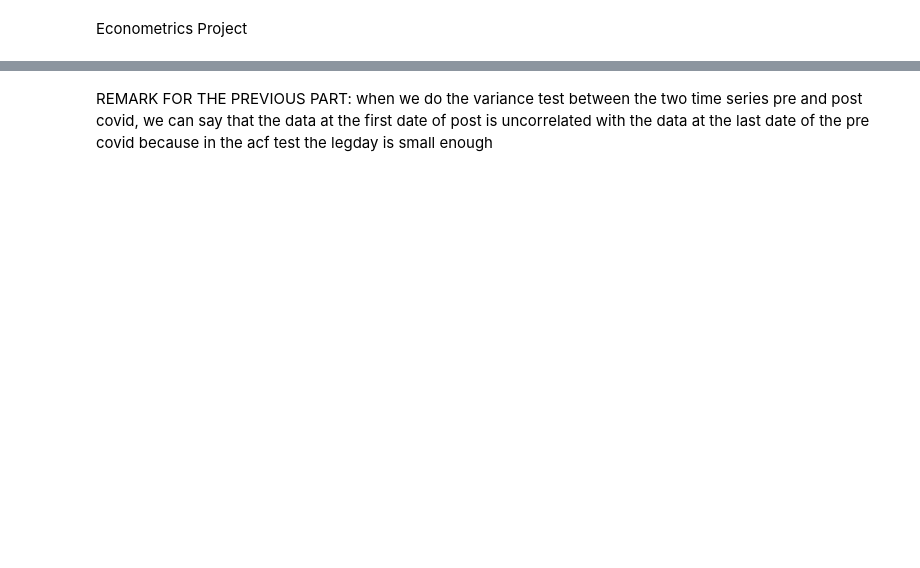
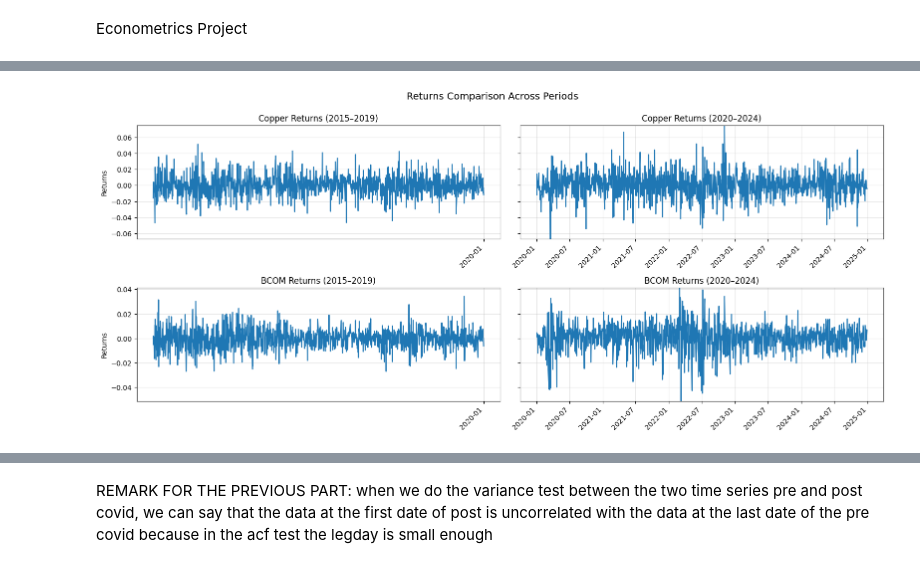
Before and after one commit to MassilGG/Financial_Econometrics, a Jupyter notebook: econo_proj.ipynb, the cells around one changed output, grey strips where cells are left out. Drawn from its saved outputs; the diff is of its cells as text; code cells hidden in the pictures; blank space fills up the shorter version.

```diff
--- a/econo_proj.ipynb
+++ b/econo_proj.ipynb
@@ -990,0 +139,16 @@ print(summary_df)
+# %%
+# %% ------------------------------ SIMPLE STATS ------------------------------
+def period_volatility(dfp: pd.DataFrame) -> float:
+    """
+    Your original definition: std of squared log-returns.
+    (Usually volatility is std of log-returns; keeping your choice.)
+    """
+    return float(dfp["SqLogReturn"].std())
+
+def summarize_volatilities(metrics_by_asset: Dict[str, Dict[str, pd.DataFrame]]) -> pd.DataFrame:
+    rows = [
+        {"Asset": asset, "Period": pname, "Volatility(Std[SqLogRet])": period_volatility(dfp)}
+        for asset, parts in metrics_by_asset.items()
+        for pname, dfp in parts.items()
+    ]
+    return pd.DataFrame(rows).pivot(index="Asset", columns="Period", values="Volatility(Std[SqLogRet])")
@@ -990,0 +303,63 @@ print(summary_df)
+# %%
+# %% ------------------------------ PIPELINE ------------------------------
+# 1) Download once
+assets_raw = fetch_assets(TICKERS, start="2015-01-01", end="2024-12-31")
+
+# 2) Compute metrics per asset
+metrics = {asset: compute_metrics_df(df) for asset, df in assets_raw.items()}
+
+# 3) Split into named periods
+metrics_by_asset = {asset: split_by_period(mdf, PERIODS) for asset, mdf in metrics.items()}
+
+# 4) Plots (grid per period + overlay)
+plot_returns_grid(metrics_by_asset)
+plot_overlays(metrics_by_asset, PERIODS)
+
+# 5) Volatility table (your original definition)
+vol_table = summarize_volatilities(metrics_by_asset)
+print("\nVolatility (Std of SqLogReturn):\n", vol_table, "\n")
+
+# 6) Assumptions diagnostics (one row per asset×period)
+diag_rows = [
+    check_assumptions(f"{asset} {pname}",
+                      ret_series=parts[pname]["LogReturn"].to_numpy(),
+                      sq_series=parts[pname]["SqLogReturn"].to_numpy())
+    for asset, parts in metrics_by_asset.items()
+    for pname in parts.keys()
+]
+assumption_df = pd.DataFrame(diag_rows)
+pd.set_option("display.float_format", lambda v: f"{v:,.6g}")
+print("=== Assumption checks for HAC test (squared log-returns) ===")
+print(assumption_df[
+    ["series","n",
+     "Mean_LogRet","Var_LogRet","z_mean0","p_mean0",
+     "ADF_stat","ADF_p","KPSS_stat","KPSS_p",
+     "LB_p_lag5","LB_p_lag10","LB_p_lag20",
+     "LRV_NW","RollVar_CV_126",
+     "ZeroVar_Returns","ZeroVar_SqReturns"]
+])
+
+# 7) HAC/Newey–West robust comparisons
+def series(metrics_by_asset: Dict[str, Dict[str, pd.DataFrame]], asset: str, period: str) -> np.ndarray:
+    return metrics_by_asset[asset][period]["SqLogReturn"].to_numpy()
+
+res_rows = []
+# TIME effects per asset
+for asset in metrics_by_asset:
+    res_rows.append(safe_hac(series(metrics_by_asset, asset, "2020–2024"),
+                             series(metrics_by_asset, asset, "2015–2019"),
+                             f"TIME {asset}: mean(post) - mean(pre)"))
+
+# CROSS-asset within each period
+for pname in [p.name for p in PERIODS]:
+    a, b = list(metrics_by_asset.keys())
+    res_rows.append(safe_hac(series(metrics_by_asset, a, pname),
+                             series(metrics_by_asset, b, pname),
+                             f"CROSS {pname}: mean({a}) - mean({b})"))
+
+summary_df = pd.DataFrame(res_rows)[
+    ["Test","n1","n2","mean_x","mean_y","diff","HAC_SE","z_stat","p_value","lags_x","lags_y"]
+]
+print("\n=== HAC/Newey–West robust tests on mean volatility (squared log-returns) ===")
+print(summary_df)
+# %% [output]
@@ -990,0 +368 @@ print(summary_df)
+[figure, added]
```
Also changed, not shown: parts of 17 cells of this notebook.
